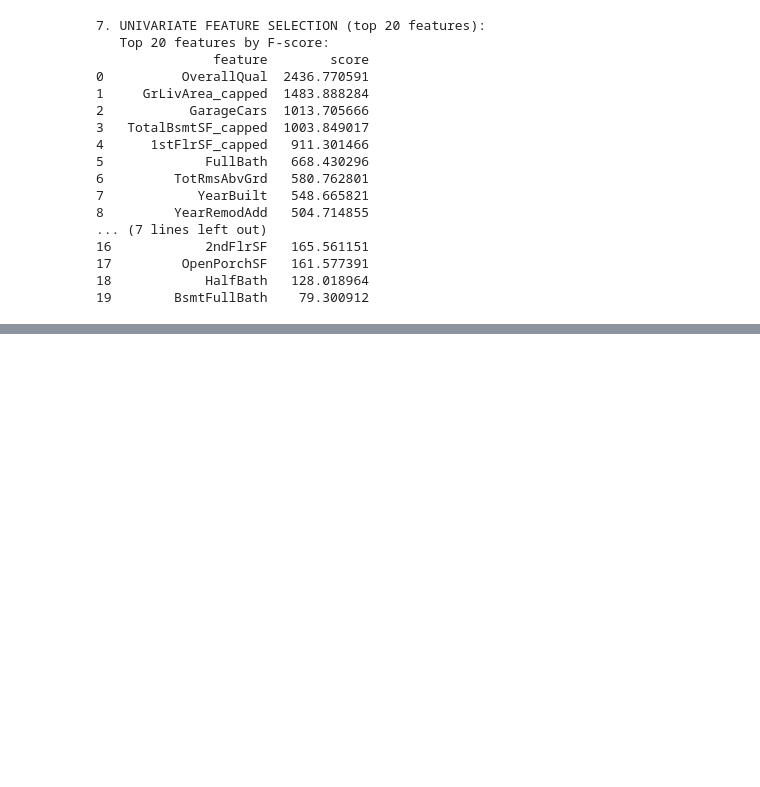
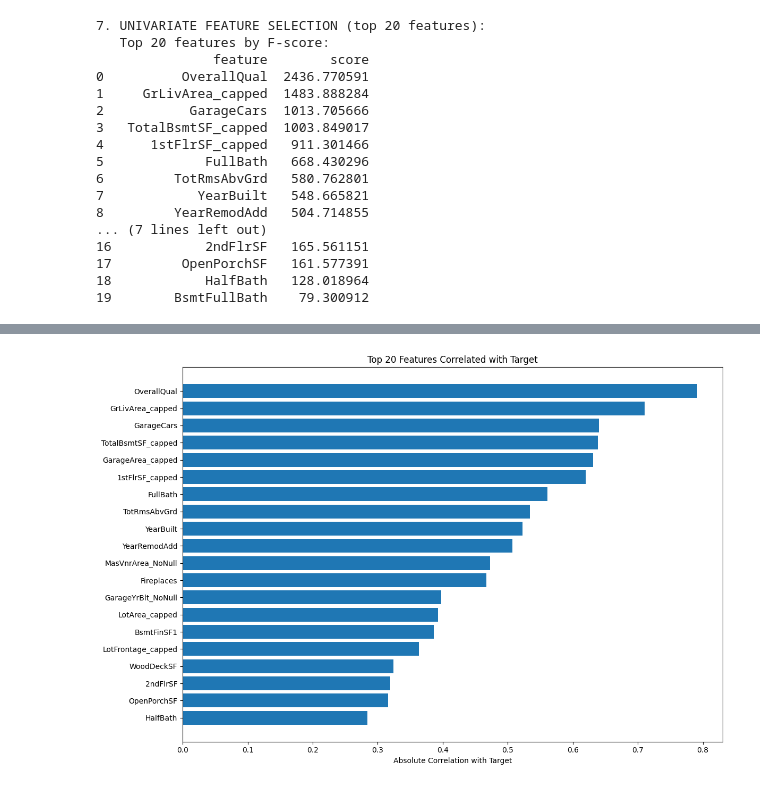
Before and after one commit to akhyear/house_price_prediction, a Jupyter notebook: train_code.ipynb, the cells around one changed output, grey strips where cells are left out. Drawn from its saved outputs; the diff is of its cells as text; code cells hidden in the pictures; blank space fills up the shorter version.

```diff
--- a/train_code.ipynb
+++ b/train_code.ipynb
@@ -2191,0 +2213,18 @@ selected_features, scores = univariate_feature_selection(df_reduced, 'SalePrice'
+# %%
+def plot_target_correlation(target_corr, top_n=20):
+    """
+    Plot feature correlation with target
+    """
+    plt.figure(figsize=(12, 8))
+    top_corr = target_corr.head(top_n)
+
+    plt.barh(range(len(top_corr)), top_corr.values)
+    plt.yticks(range(len(top_corr)), top_corr.index)
+    plt.xlabel('Absolute Correlation with Target')
+    plt.title(f'Top {top_n} Features Correlated with Target')
+    plt.gca().invert_yaxis()
+    plt.tight_layout()
+    plt.show()
+plot_target_correlation(analysis_results['target_correlation'])
+# %% [output]
+[figure, added]
```
Also changed, not shown: parts of 1 cell of this notebook.
